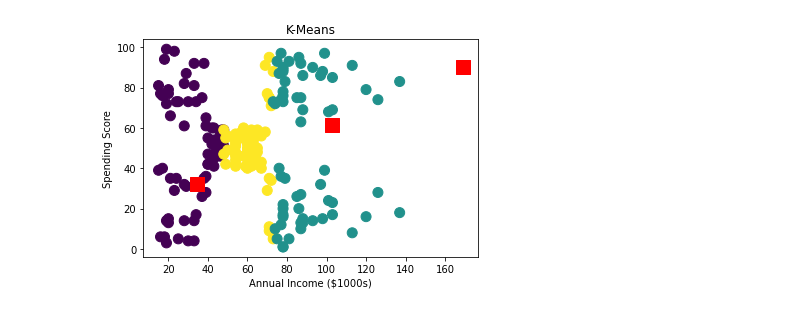
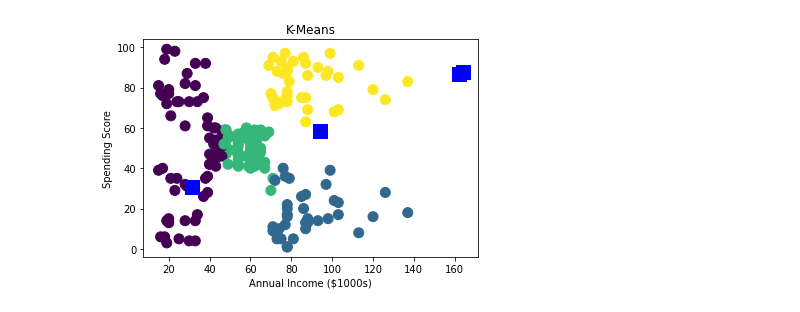
Before and after one commit to gregormcw/mall-customer-analysis, a Jupyter notebook: DSBootcamp_MallCustomers.ipynb, the cells around one changed output. Saved outputs shown, nothing was run; the diff lists cells and outputs as text; code cells hidden in the pictures.

```diff
--- a/DSBootcamp_MallCustomers.ipynb
+++ b/DSBootcamp_MallCustomers.ipynb
@@ -5,6 +6,7 @@ import matplotlib.pyplot as plt
 from sklearn.cluster import KMeans
 # %%
 data = pd.read_csv('Mall_Customers.csv')
+data = data.sample(frac=1)
 data.head()
 # %% [output]
 |  | CustomerID | Genre | Age | Annual Income (k$) | Spending Score (1-100) |
@@ -32,0 +30,7 @@ KMeans(n_clusters=3)
+# %%
+plt.figure(figsize=(15,10))
+sns.set(style = 'darkgrid')
+sns.distplot(data['Annual Income (k$)'],color='g')
+plt.title('Distribution of Annual Income ($1000s)', fontsize = 15)
+plt.xlabel('Annual Income ($1000s)')
+plt.ylabel('Customers')
@@ -32,0 +47,18 @@ KMeans(n_clusters=3)
+# %%
+# Determine optimal number of clusters
+
+max_cl = 15
+wcss = []
+
+for i in range(1, max_cl):
+    kmeans = KMeans(n_clusters = i, init = 'k-means++', random_state = 0)
+    kmeans.fit(data)
+    wcss.append(kmeans.inertia_)
+
+plt.figure(figsize=(18, 8))
+plt.scatter(range(1, max_cl), wcss, c='b', s=100)
+plt.plot(range(1, max_cl), wcss, c='r', linewidth=5)
+plt.title('Cluster Selection Optimization',fontsize=24)
+plt.xlabel('Clusters', fontsize=22)
+plt.ylabel('Inner-cluster sum of squares', fontsize=22)
+plt.show()
@@ -32,0 +67,7 @@ KMeans(n_clusters=3)
+# %%
+# Determined above
+k = 4
+vals = data.values
+
+k_means = KMeans(n_clusters = k, init = "k-means++").fit(vals)
+k_means.fit(data)
@@ -33,15 +91,13 @@ KMeans(n_clusters=3)
 # %%
-centers = k_means.cluster_centers_
-
 plt.figure()
 
 plt.scatter(data['Annual Income (k$)'], data['Spending Score (1-100)'], c=k_means.labels_, s=100)
-plt.scatter(centers[:,0], centers[:,1], color='red', marker='s', s=200)
+plt.scatter(centers[:,0], centers[:,1], color='blue', marker='s', s=200)
 
 plt.xlabel('Annual Income ($1000s)')
 plt.ylabel('Spending Score')
 plt.title('K-Means')
 
 plt.show()
 # %% [output]
-[figure, old version]
+[figure, new version]
```
Also changed, not shown: parts of 12 cells of this notebook, 1 other file.
